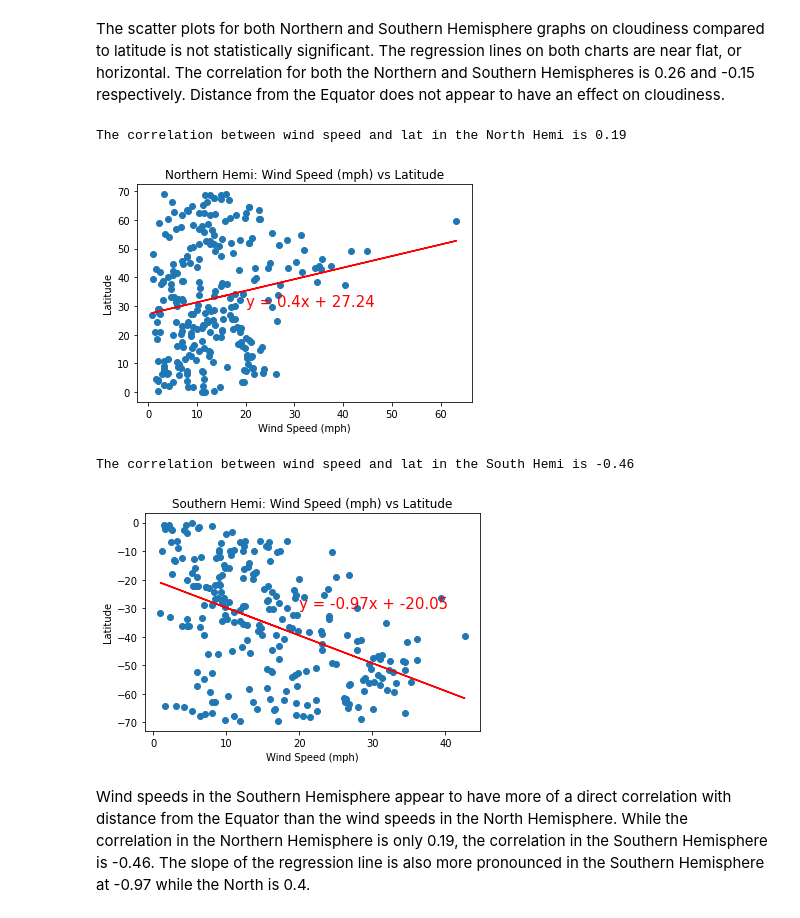
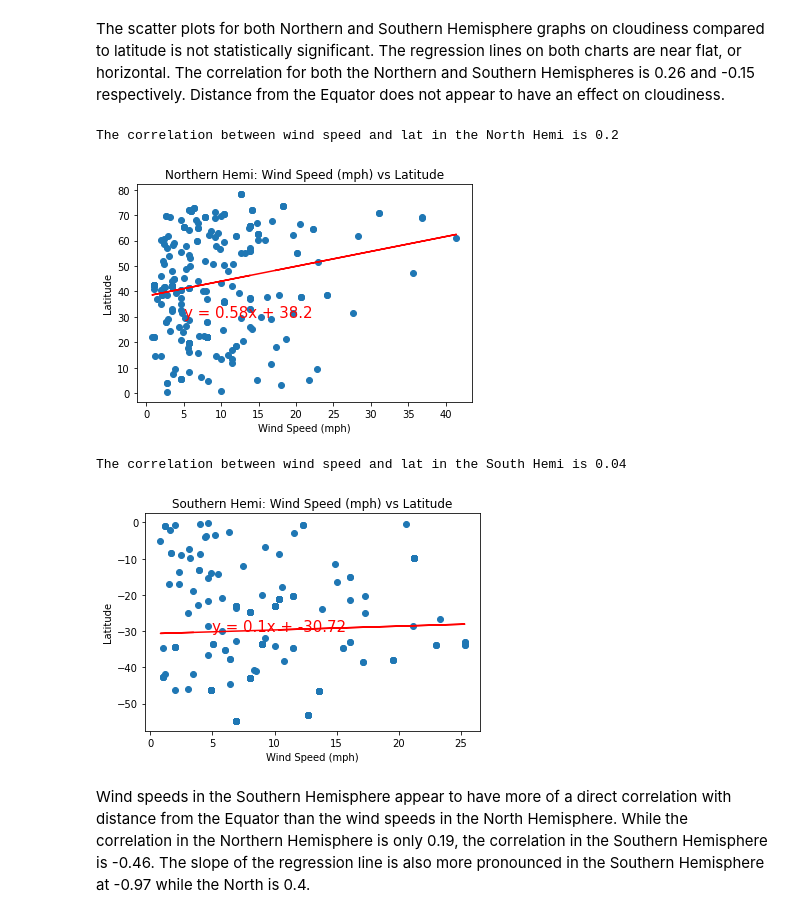
Before and after one commit to tiffanyharris711/python-api-challenge, a Jupyter notebook: WeatherPy/WeatherPy.ipynb, the cells around one changed output. Saved outputs shown, nothing was run; the diff lists cells and outputs as text; code cells hidden in the pictures.

Commit message:
changed weatherpy to citipy, started vacationpy

```diff
--- a/WeatherPy/WeatherPy.ipynb
+++ b/WeatherPy/WeatherPy.ipynb
@@ -16,4 +20,14 @@ url = "http://api.openweathermap.org/data/2.5/weather?units=imperial&lat="
+# %%
+#use the random module to generate lat and long for 500 cities, return city name from citipy
+city_list = []
+
+for i in range(500):
+    random_lat = round(rand.uniform(-90, 90),4)
+    random_long = round(rand.uniform(-180, 180),4)
+    city_name = citipy.nearest_city(random_lat, random_long).city_name.title()
+    city_list.append(city_name)
 # %%
+#create empty lists to use in for loop
 cities = []
 latitudes = []
 longitudes = []
@@ -22,14 +36,22 @@ humid = []
 cloud = []
 wind = []
 
-#use the random module to generate lat and long for 500 cities
-for i in range(500):
+# #use the random module to generate lat and long for 500 cities
+# for i in range(500):
+#     try:
+#         random_lat = round(rand.uniform(-70, 70),4)
+#         random_long = round(rand.uniform(-100, 100),4)
+
+#         # Partial query URL for passing lat/long
+#         query_url = f"{url}{random_lat}&lon={random_long}&appid={api_key}"
+
+#use the random module to generate lat and long for 500 cities, return city name from citipy
+for city in city_list:
     try:
-        random_lat = round(rand.uniform(-70, 70),4)
-        random_long = round(rand.uniform(-100, 100),4)
 
-        # Build partial query URL
-        query_url = f"{url}{random_lat}&lon={random_long}&appid={api_key}"
+        # Partial query URL for passing city name
+        query_url = f"{url}{city}&appid={api_key}&units=imperial"
+
 
         # Get weather data
         weather_response = requests.get(query_url)
@@ -52,7 +74,7 @@ for i in range(500):
         humid.append(humidity)
         cloud.append(cloudiness)
         wind.append(wind_speed)
-        print(f"Getting weather data for {name} at {random_lat}, {random_long}.")
+        print(f"Getting weather data for {name}.")
     except KeyError:
         pass
 # %% [output]
@@ -326,39 +348,39 @@ y_values = df_north['Lat']
 regress_values = x_values * slope + intercept
 line_eq = "y = " + str(round(slope,2)) + "x + " + str(round(intercept,2))
 plt.scatter(x_values,y_values)
 plt.plot(x_values,regress_values,"r-")
-plt.annotate(line_eq,(20,30),fontsize=15,color="red")
+plt.annotate(line_eq,(5,30),fontsize=15,color="red")
 plt.xlabel("Wind Speed (mph)")
 plt.ylabel("Latitude")
 plt.title("Northern Hemi: Wind Speed (mph) vs Latitude")
 correlation = st.pearsonr(x_values,y_values)
 print(f"The correlation between wind speed and lat in the North Hemi is {round(correlation[0],2)}")
 
 plt.savefig("images/north_hemi_windspeed.png")
 plt.show()
 
 #Southern Hemisphere - Wind Speed (mph) vs. Latitude
 x_values = df_south['Wind']
 y_values = df_south['Lat']
 (slope, intercept, rvalue, pvalue, stderr) = linregress(x_values, y_values)
 regress_values = x_values * slope + intercept
 line_eq = "y = " + str(round(slope,2)) + "x + " + str(round(intercept,2))
 plt.scatter(x_values,y_values)
 plt.plot(x_values,regress_values,"r-")
-plt.annotate(line_eq,(20,-30),fontsize=15,color="red")
+plt.annotate(line_eq,(5,-30),fontsize=15,color="red")
 plt.xlabel("Wind Speed (mph)")
 plt.ylabel("Latitude")
 plt.title("Southern Hemi: Wind Speed (mph) vs Latitude")
 correlation = st.pearsonr(x_values,y_values)
 print(f"The correlation between wind speed and lat in the South Hemi is {round(correlation[0],2)}")
 
 plt.savefig("images/south_hemi_windspeed.png")
 plt.show()
 # %% [output]
-The correlation between wind speed and lat in the North Hemi is 0.19
+The correlation between wind speed and lat in the North Hemi is 0.2
-[figure, old version]
+[figure, new version]
-The correlation between wind speed and lat in the South Hemi is -0.46
+The correlation between wind speed and lat in the South Hemi is 0.04
-[figure, old version]
+[figure, new version]
 # %% [markdown]
 Wind speeds in the Southern Hemisphere appear to have more of a direct correlation with distance from the Equator than the wind speeds in the North Hemisphere. While the correlation in the Northern Hemisphere is only 0.19, the correlation in the Southern Hemisphere is -0.46. The slope of the regression line is also more pronounced in the Southern Hemisphere at -0.97 while the North is 0.4.
 # %%
```
Also changed, not shown: parts of 10 cells of this notebook, 15 other files.
